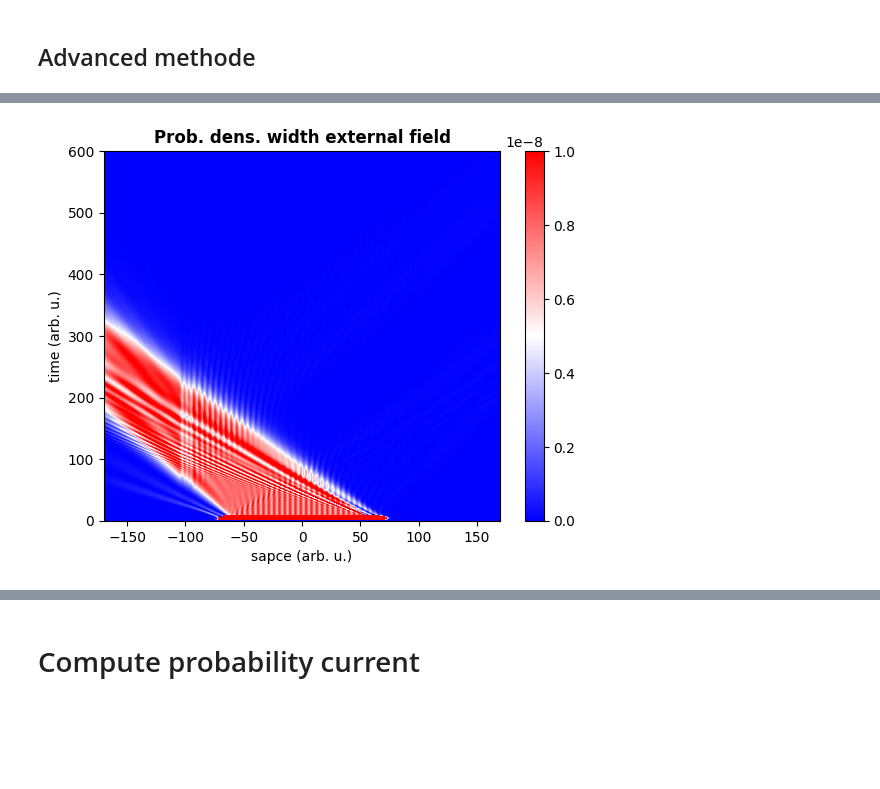
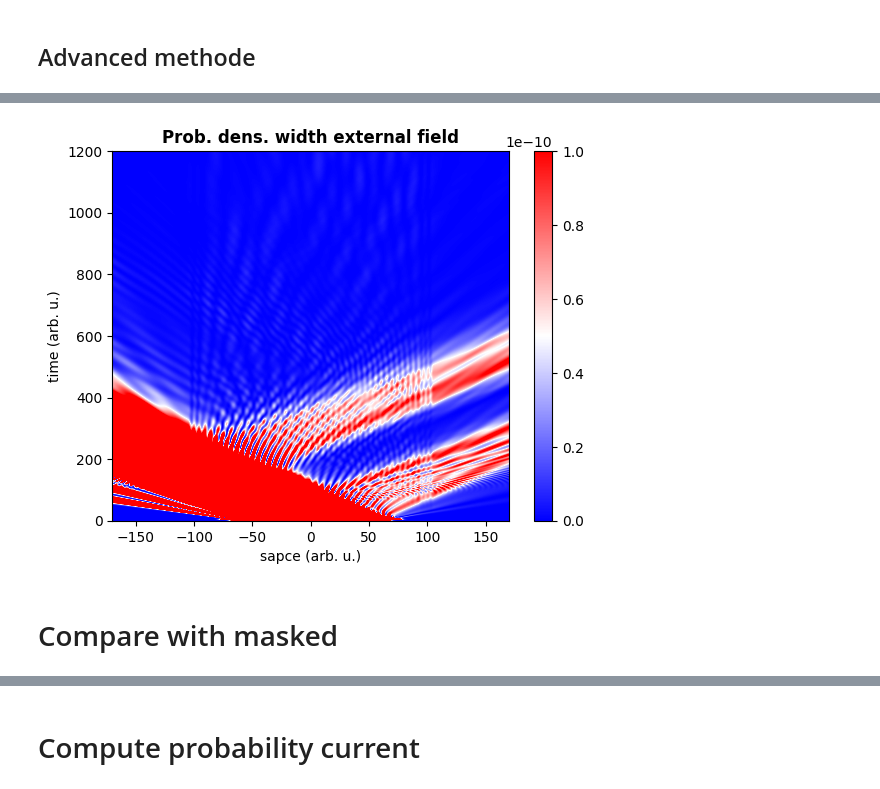
Before and after one commit to magashegyi/testrepo, a Jupyter notebook: gui.ipynb, the cells around one changed output, grey strips where cells are left out. Drawn from its saved outputs; the diff is of its cells as text; code cells hidden in the pictures; blank space fills up the shorter version.

```diff
--- a/gui.ipynb
+++ b/gui.ipynb
@@ -16,8 +214,8 @@ print(quat.hartree_atomic_units["action"])
 # %%
 import numpy as np
 
-uxgrid_num = 24*1024
-uxgrid_dx = 0.025
+uxgrid_num = 16*1024
+uxgrid_dx = 0.05
 uxgrid_width_hau=uxgrid_num*uxgrid_dx
 hau_in_nm=5.29177210544e-2
 uxgrid_width_nm=uxgrid_width_hau*hau_in_nm
@@ -505,3 +485,8 @@ psi0_mk_te = quat.eigenstate_time_evolution(omega=qpmk["energy"]/quat.hartree_at
+# %%
+ein=0.2
+kin=dispersion.energy2k(ein)
+
+qppk, qpmk = trat.quasiparticles_at_given_energy(ein,kin,ham_static)
 # %%
 psi_pk_te=quat.SplitTimeEvolutionCalculator(psi0_omega=qppk["energy"]/quat.hartree_atomic_units["action"],\
         psi0_initial = qppk["state"],\
@@ -557,18 +542,20 @@ Error:
 # %%
 X,Y = np.meshgrid(uxgrid,utgrid)
 
 Z=np.transpose(quat.probability_density(psi_mk_te.psi1_time_evolution))
 
 #z_min, z_max = -np.abs(Z).max(), np.abs(Z).max()
 
-pcm = plt.pcolormesh(X,Y,Z,cmap ='bwr',vmax=1e-8) #plt.pcolormesh(X, Y, Z, cmap ='bwr', vmin = z_min, vmax = z_max)
+pcm = plt.pcolormesh(X,Y,Z,cmap ='bwr',vmax=1e-10) #plt.pcolormesh(X, Y, Z, cmap ='bwr', vmin = z_min, vmax = z_max)
 plt.colorbar(pcm)
 
 plt.title('Prob. dens. width external field', fontweight ="bold")
 plt.xlabel("sapce (arb. u.)")
 plt.ylabel("time (arb. u.)")
 plt.xlim([-0.9*modelpot.wellwidth, 0.9*modelpot.wellwidth])
-plt.ylim(0,600)#2*laserpot_cep0.temporal_width)
+plt.ylim(0,1200)#2*laserpot_cep0.temporal_width)
 plt.show()
 # %% [output]
-[figure, old version]
+[figure, new version]
+# %% [markdown]
+# Compare with masked
```
Also changed, not shown: parts of 58 cells of this notebook, 5 other files.
